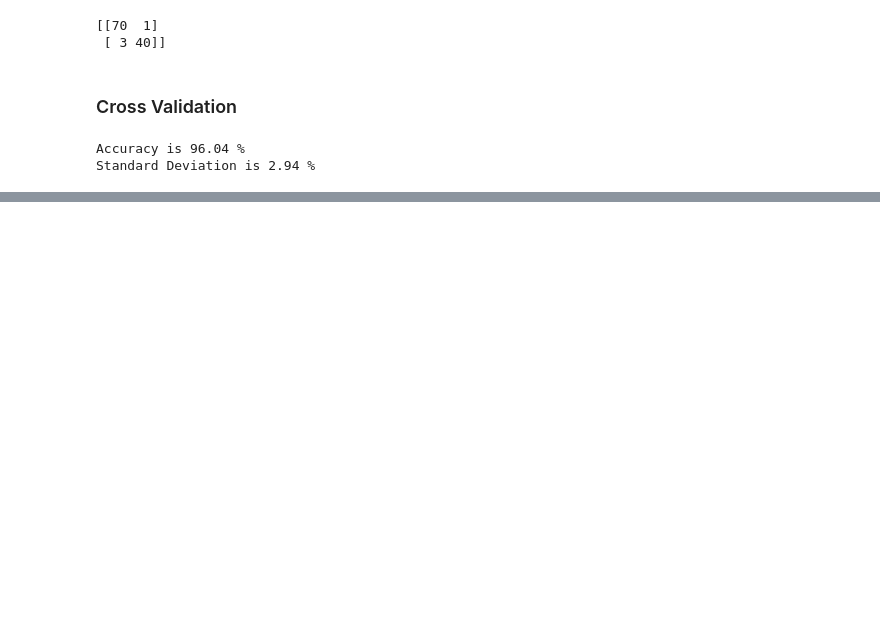
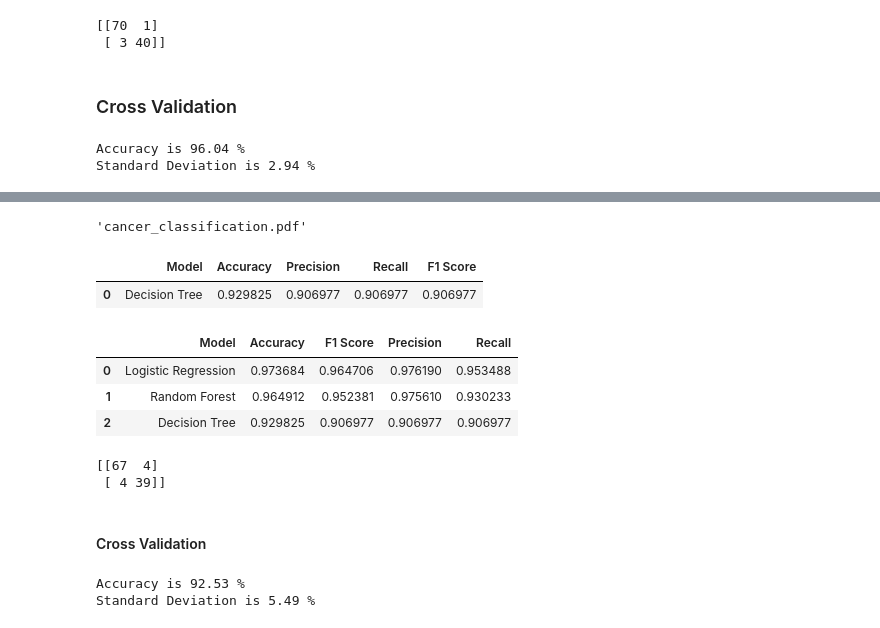
Before and after one commit to ashpreet12/ML_ClassificationProject, a Jupyter notebook: Breast_Cancer_Classification.ipynb, the cells around one changed output, grey strips where cells are left out. Drawn from its saved outputs; the diff is of its cells as text; code cells hidden in the pictures; blank space fills up the shorter version.

Commit message:
Analyse using Decision Tree Classifier

```diff
--- a/Breast_Cancer_Classification.ipynb
+++ b/Breast_Cancer_Classification.ipynb
@@ -375,0 +385,2 @@ Standard Deviation is 2.94 %
+# %%
+y_pred = classifier_dt.predict(x_test)
@@ -375,0 +404,45 @@ Standard Deviation is 2.94 %
+# %%
+dot_data = tree.export_graphviz(classifier_dt, out_file=None,feature_names=feature_names,
+                                class_names=target_names,  filled=True, rounded=True, special_characters=True)
+graph = graphviz.Source(dot_data)
+graph.render("cancer_classification")
+# %% [output]
+'cancer_classification.pdf'
+# %%
+acc = accuracy_score(y_test,y_pred)
+f1 = f1_score(y_test,y_pred)
+prec = precision_score(y_test,y_pred)
+rec = recall_score(y_test,y_pred)
+# %%
+model_results = pd.DataFrame([['Decision Tree', acc, prec, rec, f1]],
+               columns = ['Model', 'Accuracy', 'Precision', 'Recall', 'F1 Score'])
+# %%
+model_results
+# %% [output]
+|  | Model | Accuracy | Precision | Recall | F1 Score |
+| 0 | Decision Tree | 0.929825 | 0.906977 | 0.906977 | 0.906977 |
+# %%
+results = results.append(model_results, ignore_index = True)
+# %%
+results
+# %% [output]
+|  | Model | Accuracy | F1 Score | Precision | Recall |
+| 0 | Logistic Regression | 0.973684 | 0.964706 | 0.976190 | 0.953488 |
+| 1 | Random Forest | 0.964912 | 0.952381 | 0.975610 | 0.930233 |
+| 2 | Decision Tree | 0.929825 | 0.906977 | 0.906977 | 0.906977 |
+# %%
+cm = confusion_matrix(y_test, y_pred)
+print(cm)
+# %% [output]
+[[67  4]
+ [ 4 39]]
+# %% [markdown]
+#### Cross Validation
+# %%
+accuracies = cross_val_score(estimator=classifier_dt, X=x_train, y=y_train, cv=10)
+
+print("Accuracy is {:.2f} %".format(accuracies.mean()*100))
+print("Standard Deviation is {:.2f} %".format(accuracies.std()*100))
+# %% [output]
+Accuracy is 92.53 %
+Standard Deviation is 5.49 %
```
Also changed, not shown: parts of 10 cells of this notebook, 2 other files.
